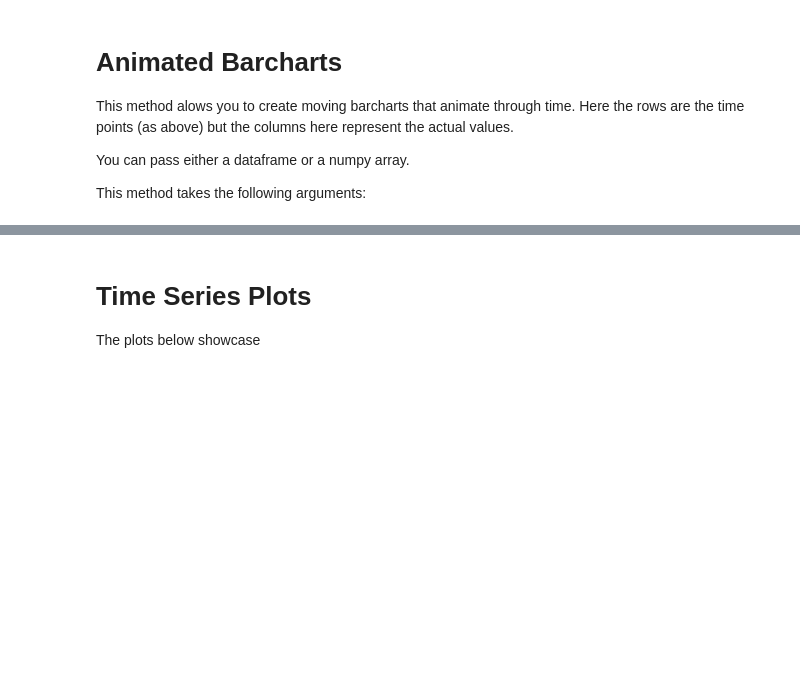
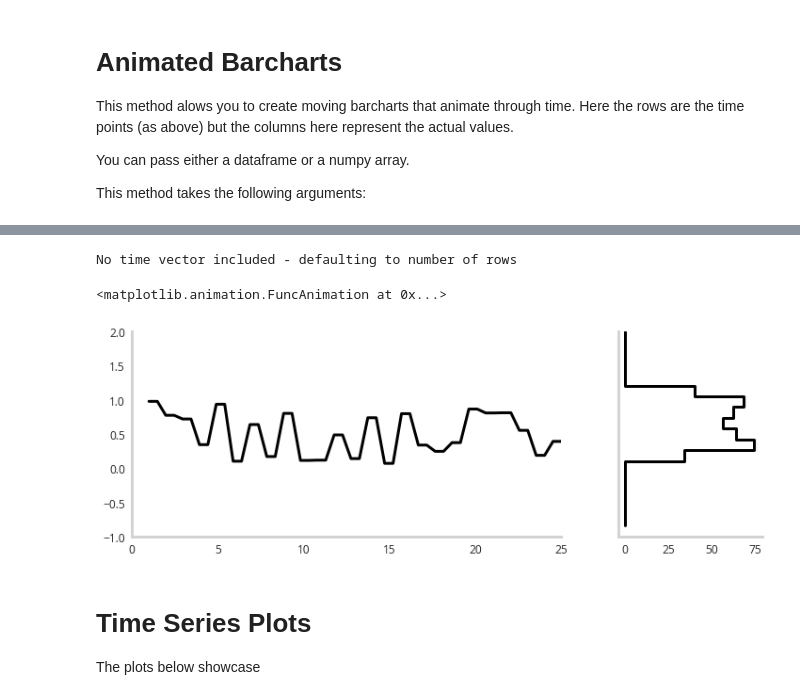
Before and after one commit to NicholasARossi/Easing-Animations-with-Python, a Jupyter notebook: animation_playground.ipynb, the cells around one changed output, grey strips where cells are left out. Saved outputs shown, nothing was run; the diff lists cells and outputs as text; code cells hidden in the pictures; blank space fills up the shorter version.

```diff
--- a/animation_playground.ipynb
+++ b/animation_playground.ipynb
@@ -123,3 +125,12 @@ ax[0].plot(data[:starting_pos])
+# %%
+# smoothing out time series plot with interpolation
+# normal distribution plot without interpolation
+data = np.random.rand(200,1)
+easing.Eased(data).timeseries_animation(starting_pos = 25,interp_freq=2,speed=10,norm_hist=False)
+# %% [output]
+No time vector included - defaulting to number of rows
+<matplotlib.animation.FuncAnimation at 0x...>
+[figure, added]
 # %% [markdown]
 # Time Series Plots
 The plots below showcase
```
Also changed, not shown: parts of 11 cells of this notebook, 1 other file.
